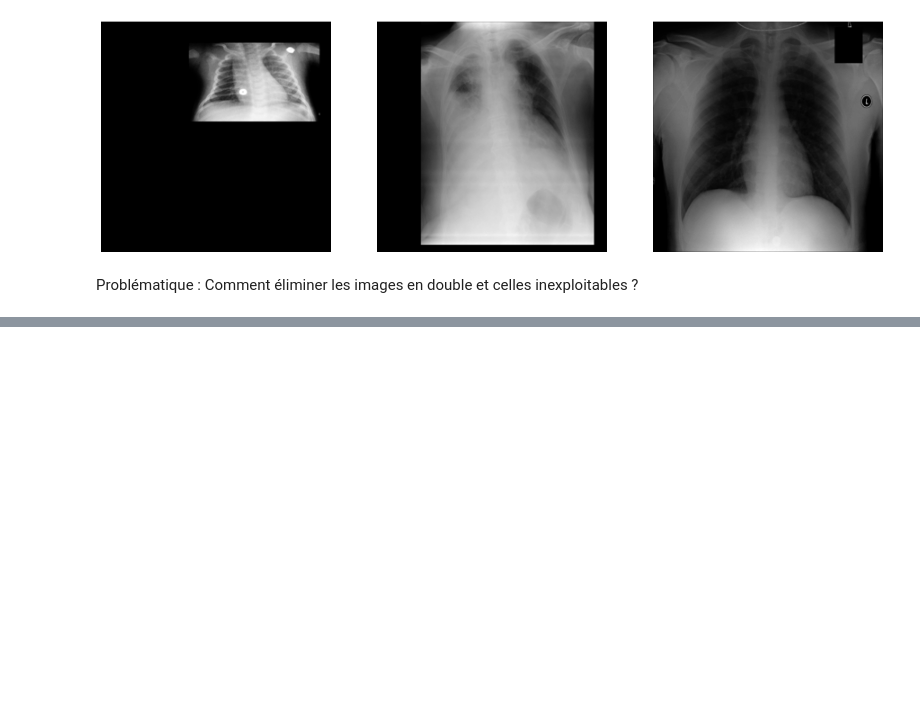
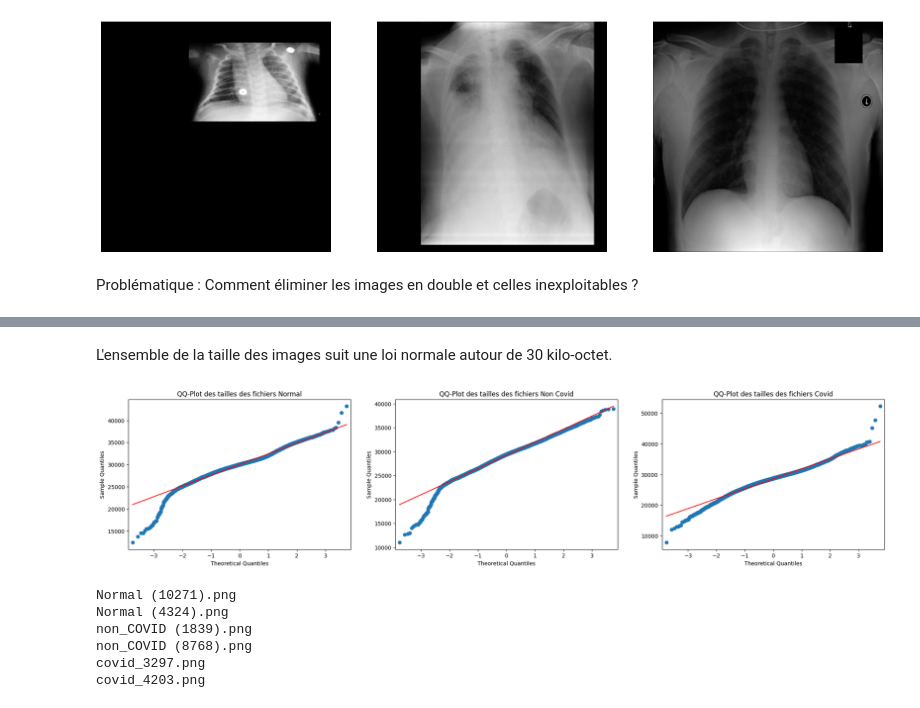
Before and after one commit to AudreyAribaud/-github_actions, a Jupyter notebook: dataviz.ipynb, the cells around one changed output, grey strips where cells are left out. Cells and saved outputs as stored; diff of their text form; code cells hidden in the pictures; blank space fills up the shorter version.

```diff
--- a/dataviz.ipynb
+++ b/dataviz.ipynb
@@ -330,0 +426,41 @@ Comment éliminer les images en double et celles inexploitables ?
+# %% [markdown]
+L'ensemble de la taille des images suit une loi normale autour de 30 kilo-octet.
+# %%
+# tracer le qq plot pour vérifier l'hypothèse de normalité
+fig, axes = plt.subplots(1, 3, figsize=(25, 5))
+sm.qqplot(df_normal['Taille'], line='s', ax=axes[0])
+axes[0].set_title("QQ-Plot des tailles des fichiers Normal")
+sm.qqplot(df_noncovid['Taille'], line='s', ax=axes[1])
+axes[1].set_title("QQ-Plot des tailles des fichiers Non Covid")
+sm.qqplot(df_covid['Taille'], line='s', ax=axes[2])
+axes[2].set_title("QQ-Plot des tailles des fichiers Covid")
+plt.show()
+# %% [output]
+[figure, added]
+# %%
+# Afficher les images avec la taille min et max
+
+ligne_min = df_normal.loc[df_normal.Taille.idxmin()]
+print(ligne_min.Fichier)
+
+ligne_max = df_normal.loc[df_normal.Taille.idxmax()]
+print(ligne_max.Fichier)
+
+ligne_min = df_noncovid.loc[df_noncovid.Taille.idxmin()]
+print(ligne_min.Fichier)
+
+ligne_max = df_noncovid.loc[df_noncovid.Taille.idxmax()]
+print(ligne_max.Fichier)
+
+ligne_min = df_covid.loc[df_covid.Taille.idxmin()]
+print(ligne_min.Fichier)
+
+ligne_max = df_covid.loc[df_covid.Taille.idxmax()]
+print(ligne_max.Fichier)
+# %% [output]
+Normal (10271).png
+Normal (4324).png
+non_COVID (1839).png
+non_COVID (8768).png
+covid_3297.png
+covid_4203.png
```
Also changed, not shown: parts of 16 cells of this notebook.
